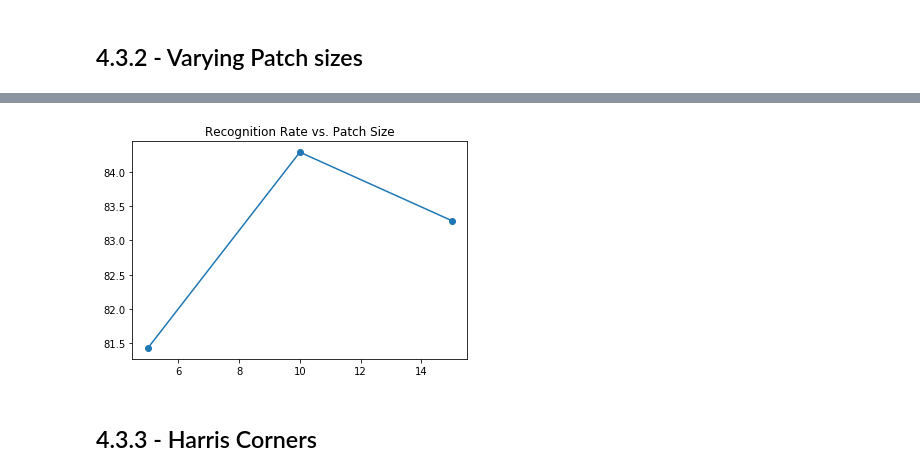
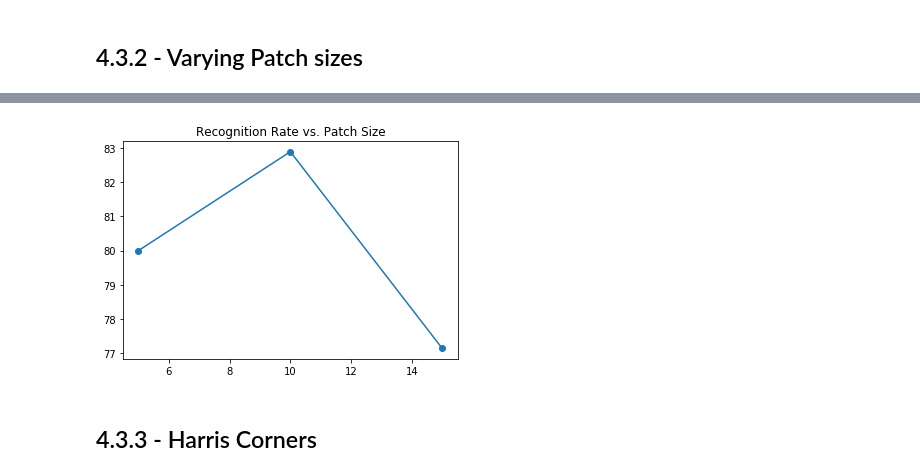
Before and after one commit to danielbairamian/ECSE415-Project, a Jupyter notebook: src/lib/SIFT/Experiment_4.ipynb, the cells around one changed output, grey strips where cells are left out. Saved outputs shown, nothing was run; the diff lists cells and outputs as text; code cells hidden in the pictures.

```diff
--- a/src/lib/SIFT/Experiment_4.ipynb
+++ b/src/lib/SIFT/Experiment_4.ipynb
@@ -575,12 +580,12 @@ Accuracy of Bag of words w/ Cell Size15 80.0%
 # %%
-y = [81.43, 84.29, 83.29]
+y = [80.00, 82.89, 77.14]
 radius = [5, 10, 15]
 plt.title("Recognition Rate vs. Patch Size")
 plt.scatter(radius, y)
 plt.plot(radius,y)
 plt.show()
 # %% [output]
-[figure, old version]
+[figure, new version]
 # %% [markdown]
 ## 4.3.3 - Harris Corners
 # %%
```
Also changed, not shown: parts of 3 cells of this notebook.
